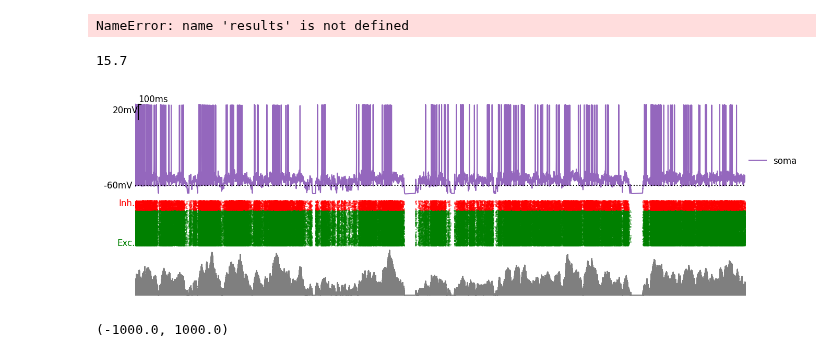
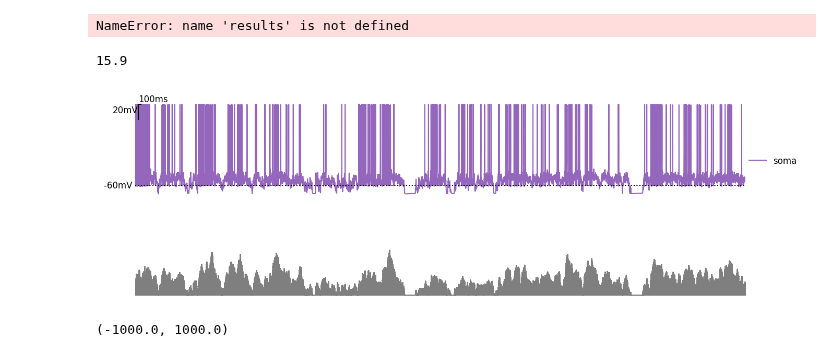
Before and after one commit to yzerlaut/pv-sst-dendrites, a Jupyter notebook: biophysical_modelling/detailed_model/OU-input.ipynb, the cells around one changed output. Drawn from its saved outputs; the diff is of its cells as text; code cells hidden in the pictures.

```diff
--- a/biophysical_modelling/detailed_model/OU-input.ipynb
+++ b/biophysical_modelling/detailed_model/OU-input.ipynb
@@ -26,36 +26,38 @@ print(1e3*len(results['spikes'])/results['tstop'])
 # %% [output]
 NameError: name 'results' is not defined
 # %%
-results = np.load('../../data/detailed_model/demo-tvRate-Martinotti.npy', allow_pickle=True).item()
-
+#results = np.load('../../data/detailed_model/demo-tvRate-Martinotti.npy', allow_pickle=True).item()
+results = np.load('/tmp/tvRateStim_sim_Martinotti_iBranch_0_stochProcSeed_0_spikeSeed_0.npy', allow_pickle=True).item()
 t = np.arange(len(results['Vm_soma']))*results['dt']
 fig, AX = pt.figure(axes_extents=[[(1,2)],[(1,1)],[(1,1)]],
                     figsize=(3,1), left=0, bottom=0., hspace=0.)
 AX[0].plot(t, results['Vm_soma'], 'tab:purple', label='soma')
 AX[0].plot(t, -60+0*t, 'k:')
 pt.annotate(AX[0], '-60mV ', (0,-60), xycoords='data', ha='right', va='center')
 pt.draw_bar_scales(AX[0], Xbar=100, Xbar_label='100ms', Ybar=20, Ybar_label='20mV')
 AX[0].legend(frameon=False, loc=(1, 0.3))
 
+"""
 for i, events in enumerate(results['presynaptic_exc_events']):
     AX[1].plot(events, i*np.ones(len(events)), '.', color='g', ms=.5)
 for i, events in enumerate(results['presynaptic_inh_events']):
     AX[1].plot(events, len(results['presynaptic_exc_events'])+i*np.ones(len(events)), '.',
                color='r', ms=.5)
 pt.annotate(AX[1], 'Inh.', (0,1), ha='right', va='top', color='r')
 pt.annotate(AX[1], 'Exc.', (0,0), ha='right', va='bottom', color='g')
+"""
 
 AX[2].fill_between(t[:-1], 0*t[:-1], results['OU'], color='tab:grey')
 #AX[2].fplot(t[:1], results['OU'], color='tab:grey')
 
 pt.set_common_xlims(AX, lims=[t[0], t[-1]])
 for ax in AX:
     ax.axis('off')
 
 print(1e3*len(results['spikes'])/results['tstop'])
 # %% [output]
-15.7
+15.9
-[figure, old version]
+[figure, new version]
 # %%
 CCF, ts = crosscorrel(results['OU'][::4], results['OU'][::4], 1e3, 4*results['dt'])
 plt.plot(ts, CCF)
```
Also changed, not shown: parts of 4 cells of this notebook, 2 other files.
